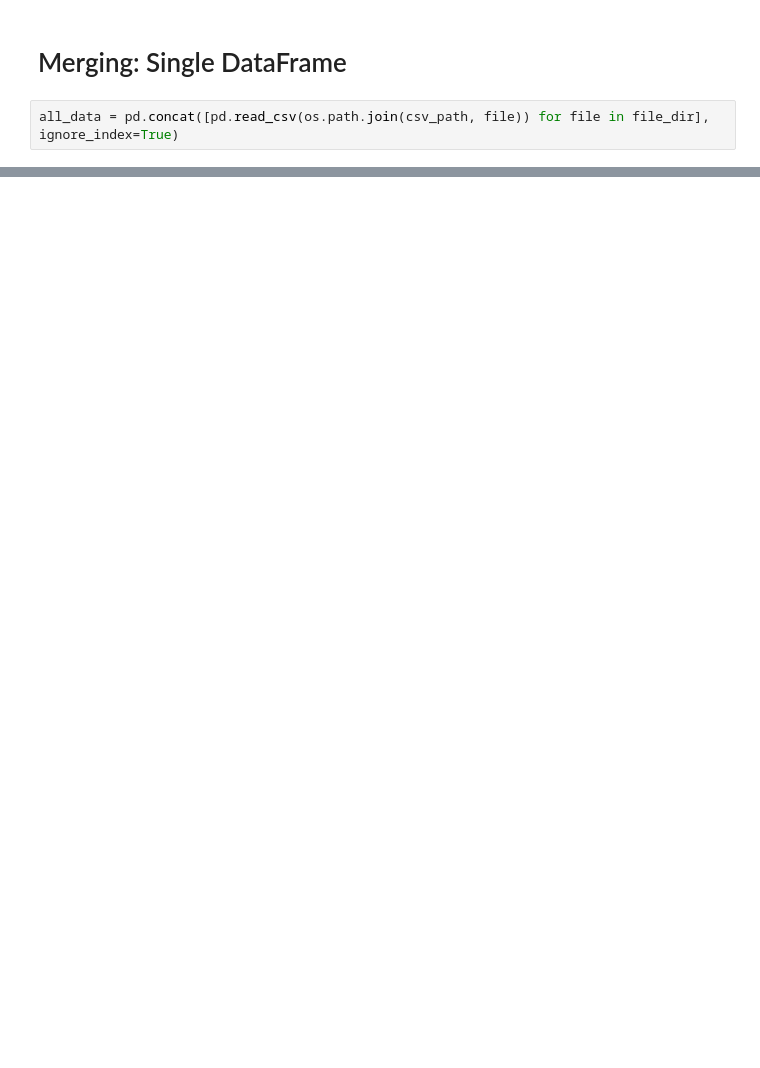
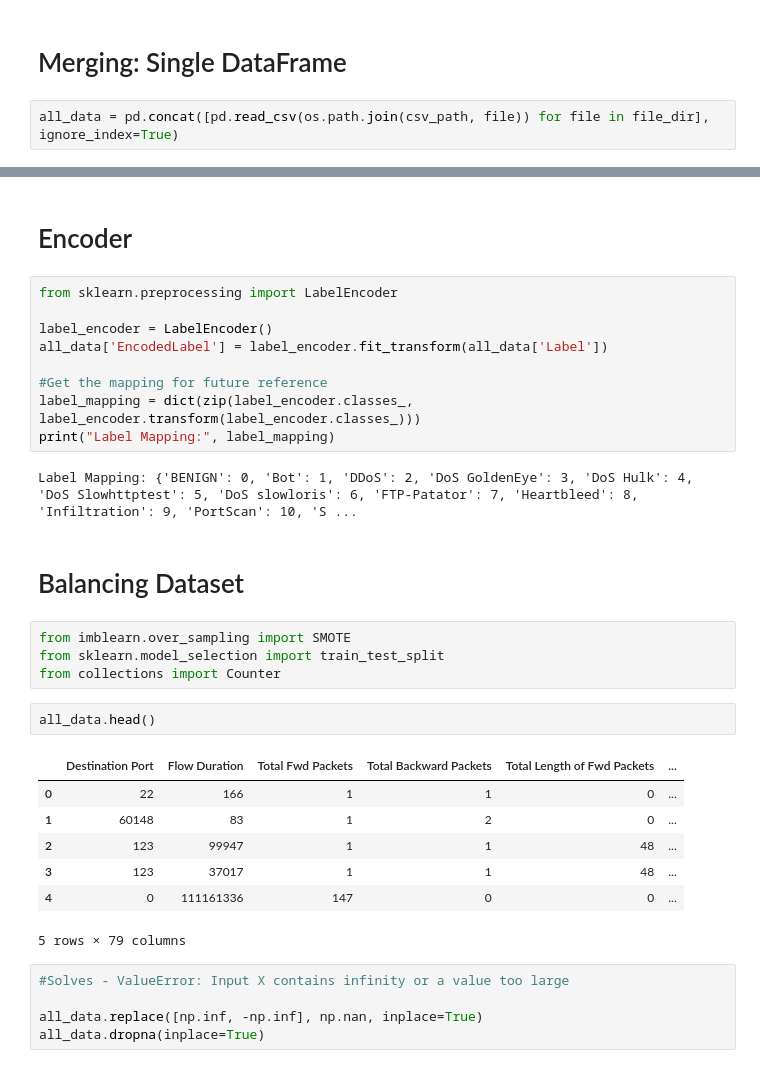
Before and after one commit to ChristelleJoseph/Intrusion-Detection-System, a Jupyter notebook: intrusionDetection.ipynb, the cells around one changed output, grey strips where cells are left out. Drawn from its saved outputs; the diff is of its cells as text; blank space fills up the shorter version.

Commit message:
SMOTE

```diff
--- a/intrusionDetection.ipynb
+++ b/intrusionDetection.ipynb
@@ -46,0 +121,34 @@ all_data = pd.concat([pd.read_csv(os.path.join(csv_path, file)) for file in file
+# %% [markdown]
+# Encoder
+# %%
+from sklearn.preprocessing import LabelEncoder
+
+label_encoder = LabelEncoder()
+all_data['EncodedLabel'] = label_encoder.fit_transform(all_data['Label'])
+
+#Get the mapping for future reference
+label_mapping = dict(zip(label_encoder.classes_, label_encoder.transform(label_encoder.classes_)))
+print("Label Mapping:", label_mapping)
+# %% [output]
+Label Mapping: {'BENIGN': 0, 'Bot': 1, 'DDoS': 2, 'DoS GoldenEye': 3, 'DoS Hulk': 4, 'DoS Slowhttptest': 5, 'DoS slowloris': 6, 'FTP-Patator': 7, 'Heartbleed': 8, 'Infiltration': 9, 'PortScan': 10, 'S ...
+# %% [markdown]
+# Balancing Dataset
+# %%
+from imblearn.over_sampling import SMOTE
+from sklearn.model_selection import train_test_split
+from collections import Counter
+# %%
+all_data.head()
+# %% [output]
+|  | Destination Port | Flow Duration | Total Fwd Packets | Total Backward Packets | Total Length of Fwd Packets | ... |
+| 0 | 22 | 166 | 1 | 1 | 0 | ... |
+| 1 | 60148 | 83 | 1 | 2 | 0 | ... |
+| 2 | 123 | 99947 | 1 | 1 | 48 | ... |
+| 3 | 123 | 37017 | 1 | 1 | 48 | ... |
+| 4 | 0 | 111161336 | 147 | 0 | 0 | ... |
+5 rows × 79 columns
+# %%
+#Solves - ValueError: Input X contains infinity or a value too large
+
+all_data.replace([np.inf, -np.inf], np.nan, inplace=True)
+all_data.dropna(inplace=True)
```
Also changed, not shown: parts of 13 cells of this notebook.
